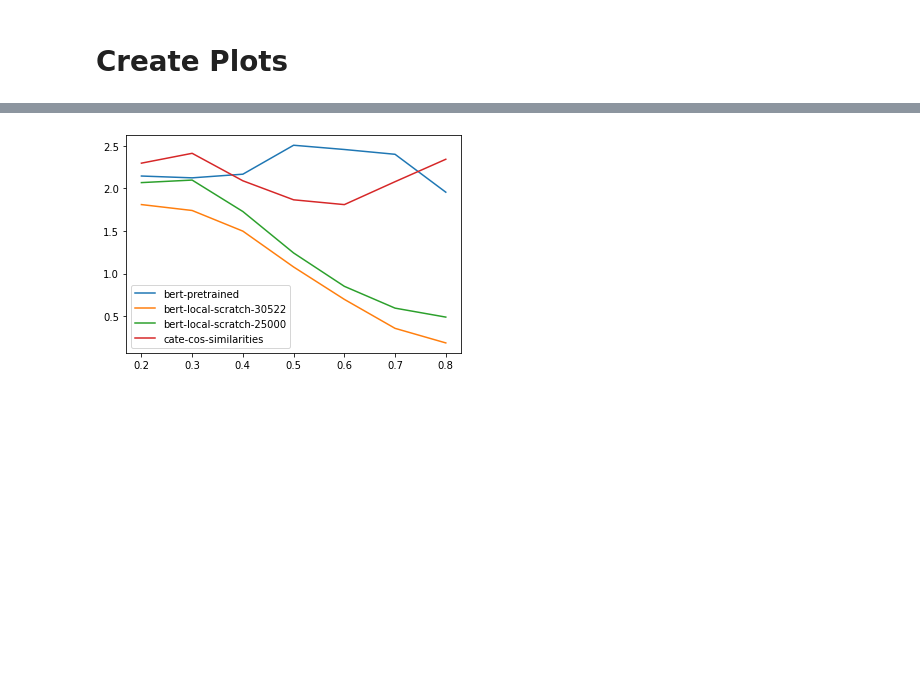
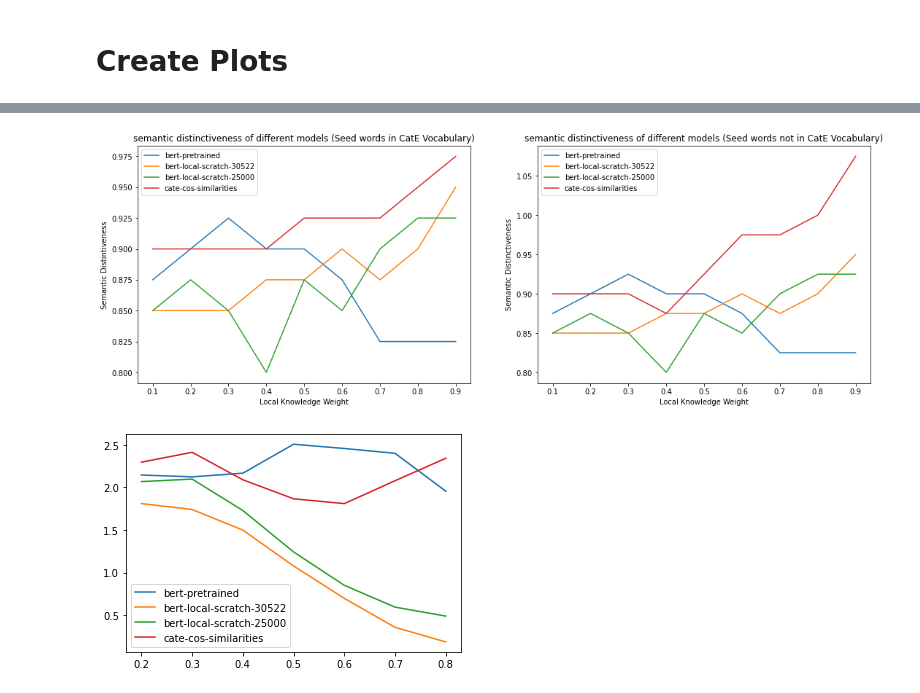
Before and after one commit to zhangchi0104/honours-sgtm, a Jupyter notebook: experiment.ipynb, the cells around one changed output, grey strips where cells are left out. Saved outputs shown, nothing was run; the diff lists cells and outputs as text; code cells hidden in the pictures; blank space fills up the shorter version.

```diff
--- a/experiment.ipynb
+++ b/experiment.ipynb
@@ -861,0 +885,35 @@ plt.show()
+# %%
+fig, (ax1, ax2) = plt.subplots(nrows=1, ncols=2, figsize=(18, 6))
+ax1.plot([0.1, 0.2, 0.3, 0.4, 0.5, 0.6, 0.7, 0.8, 0.9], sem_dists_in_vocab[0]['ensemble_score_bert-pretrained'], label='bert-pretrained')
+ax1.plot([0.1, 0.2, 0.3, 0.4, 0.5, 0.6, 0.7, 0.8, 0.9],
+         sem_dists_in_vocab[0]['ensemble_score_bert-local-scratch-30522'],
+         label='bert-local-scratch-30522')
+ax1.plot([0.1, 0.2, 0.3, 0.4, 0.5, 0.6, 0.7, 0.8, 0.9],
+         sem_dists_in_vocab[0]['ensemble_score_bert-local-scratch-25000'],
+         label='bert-local-scratch-25000')
+ax1.plot([0.1, 0.2, 0.3, 0.4, 0.5, 0.6, 0.7, 0.8, 0.9],
+         sem_dists_in_vocab[0]['ensemble_score_cate-cos-similarities'],
+         label='cate-cos-similarities')
+ax1.set_xlabel('Local Knowledge Weight')
+ax1.set_ylabel('Semantic Distintiveness')
+ax1.legend()
+
+ax2.plot([0.1, 0.2, 0.3, 0.4, 0.5, 0.6, 0.7, 0.8, 0.9], sem_dists[0]['ensemble_score_bert-pretrained'], label='bert-pretrained')
+ax2.plot([0.1, 0.2, 0.3, 0.4, 0.5, 0.6, 0.7, 0.8, 0.9],
+         sem_dists[0]['ensemble_score_bert-local-scratch-30522'],
+         label='bert-local-scratch-30522')
+ax2.plot([0.1, 0.2, 0.3, 0.4, 0.5, 0.6, 0.7, 0.8, 0.9],
+         sem_dists[0]['ensemble_score_bert-local-scratch-25000'],
+         label='bert-local-scratch-25000')
+ax2.plot([0.1, 0.2, 0.3, 0.4, 0.5, 0.6, 0.7, 0.8, 0.9],
+         sem_dists[0]['ensemble_score_cate-cos-similarities'],
+         label='cate-cos-similarities')
+ax2.set_xlabel('Local Knowledge Weight')
+ax2.set_ylabel('Semantic Distinctiveness')
+ax2.legend()
+ax1.set_title("semantic distinctiveness of different models (Seed words in CatE Vocabulary)")
+ax2.set_title("semantic distinctiveness of different models (Seed words not in CatE Vocabulary)")
+
+fig.show()
+# %% [output]
+[figure, added]
```
Also changed, not shown: parts of 19 cells of this notebook, 15 other files.
